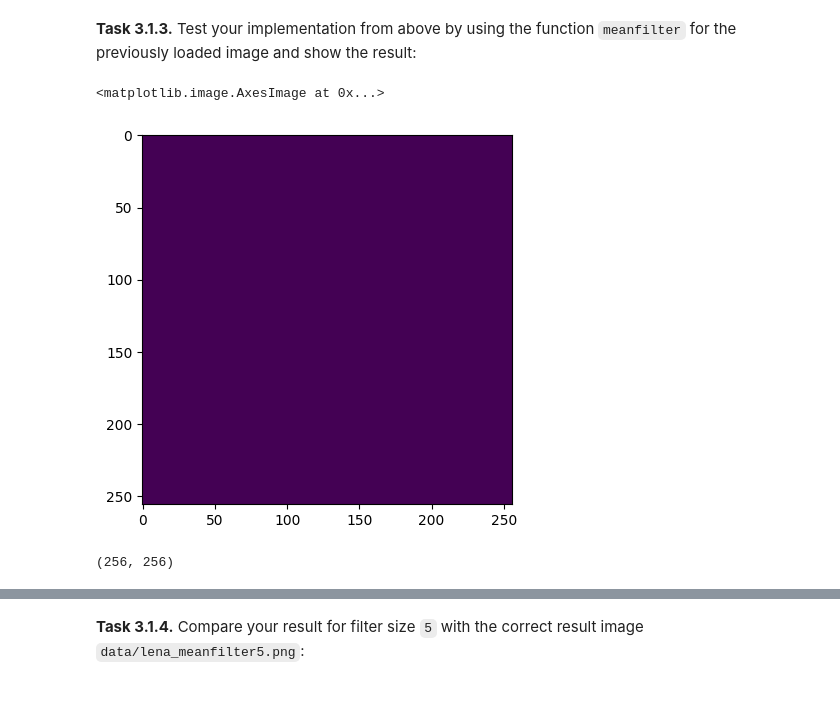
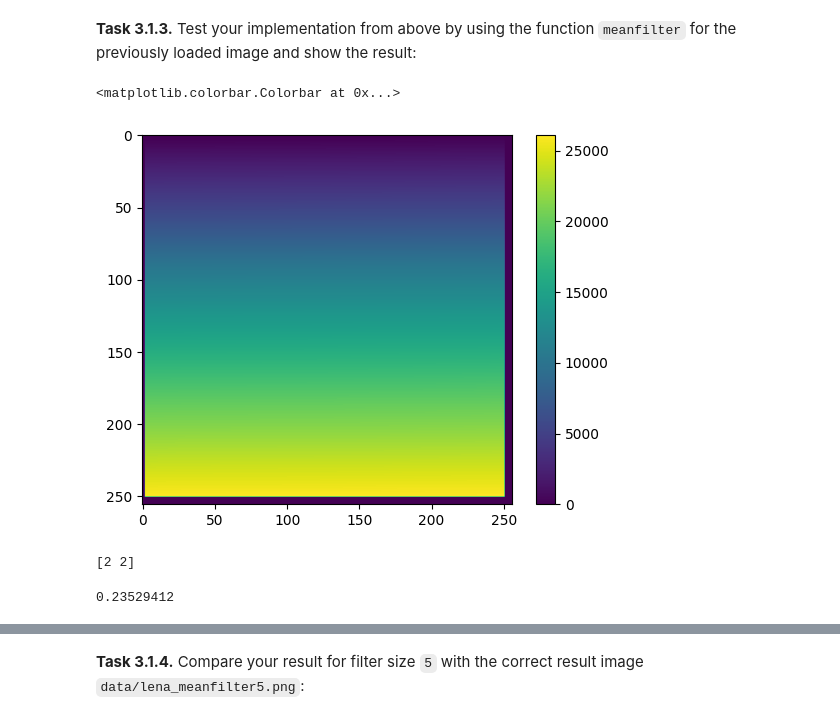
Before and after one commit to N1klasSchmidt/mobi-fs3-python, a Jupyter notebook: task3.ipynb, the cells around one changed output, grey strips where cells are left out. Saved outputs shown, nothing was run; the diff lists cells and outputs as text; code cells hidden in the pictures.

```diff
--- a/task3.ipynb
+++ b/task3.ipynb
@@ -10,4 +11,5 @@ import matplotlib.pyplot as plt
 
 **<a id="#">Task 3.1.1.</a>** Load the image `data/lena.png` and show it:
 # %%
-img = plt.imread('data/lena.png')
+lena = plt.imread('data/lena.png')
+plt.imshow(img.copy())
@@ -14,37 +19,42 @@ img = plt.imread('data/lena.png')
 # %% [markdown]
 **<a id="#">Task 3.1.2.</a>** Implement a mean filter:
-# %%
-
-
-def arrays_sum(arr1, arr2):
-    array1 = np.array(arr1)
-    array2 = np.array(arr2)
-    return array1 + array2
-
-def meanfilter(img, size):
-    result = np.zeros(img.shape)
-    n = (size - 1) // 2
-    nq = np.array([n,n])
-    for p in np.ndindex(img.shape):
-        neighborhood_sum = 0
-        for q in np.ndindex(size, size):
-            if p[0] < n or p[1] < n or p[0] >= img.shape[0]-n or p[1] >= img.shape[1]-n:
-                neighborhood_sum = 0
-            else:
-                q1 = np.array(q)
-                p1 = np.array(p)
-                pos = arrays_sum(p1,q1-nq)
-                neighborhood_sum += img.copy()[pos]
-                result[pos] = neighborhood_sum//(size**2)
-    return result
+# %%
+def meanfilter(img, size):
+    n = (size - 1) // 2
+    result = np.zeros(img.shape)
+    neighborhood_sum = 0
+    input = np.asarray(img.copy())
+    for p in np.ndindex(img.shape):
+        if p[0] < n+1 or p[1] < n+1 or p[0] >= img.shape[0]-5 or p[1] >= img.shape[1]-5:
+            result[p] = 0
+        else:
+            for q in np.ndindex(size, size):
+                neighborhood_sum = neighborhood_sum + img[tuple(map(lambda x, y: x + y, p, q))]
+                result[p] = neighborhood_sum//(size**2)
+    return result
 # %% [markdown]
 **<a id="#">Task 3.1.3.</a>** Test your implementation from above by using the function `meanfilter` for the previously loaded image and show the result:
 # %%
-plt.imshow(meanfilter(img.copy(),3))
+plt.imshow(meanfilter(lena.copy(),3))
+plt.colorbar()
 # %% [output]
-<matplotlib.image.AxesImage at 0x...>
+<matplotlib.colorbar.Colorbar at 0x...>
-[figure, old version]
+[figure, new version]
-# %%
-img.shape
-# %% [output]
-(256, 256)
+# %%
+n = 3
+print(np.array([n,n])-np.array([1,1]))
+
+arrays_sum([1,1], [2,2], [4,4])
+
+img.copy()[100,100]
+
+
+
+def arrays_sum(arr1, arr2, arr3):
+    array1 = np.array(arr1)
+    array2 = np.array(arr2)
+    array3 = np.array(arr3)
+    return array1 + array2 - array3
+# %% [output]
+[2 2]
+0.23529412
```
Also changed, not shown: parts of 3 cells of this notebook.
